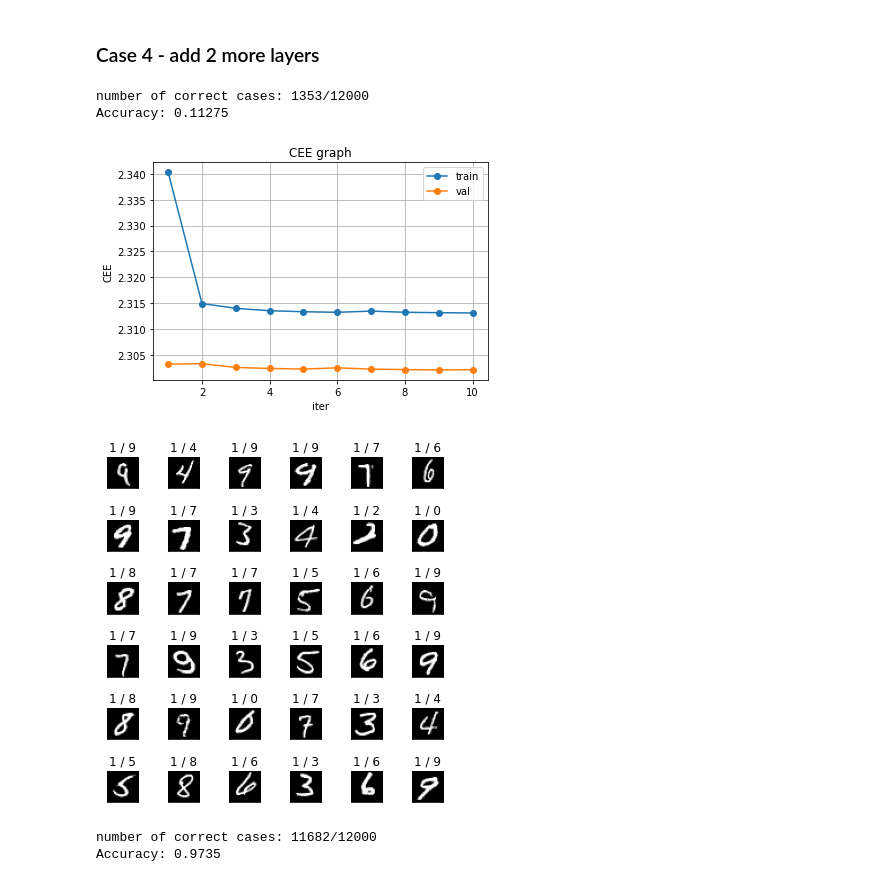
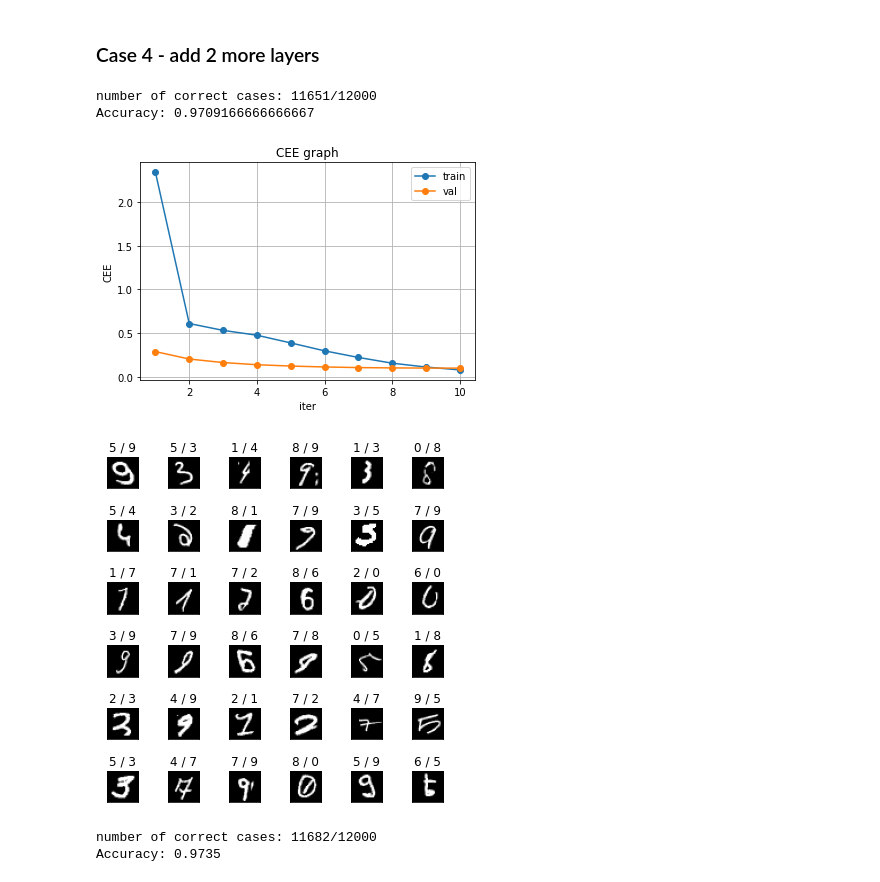
Before and after one commit to goriummaximum/diveintocode-ml, a Jupyter notebook: Sprints/sprint10-DNN/dnn.ipynb, the cells around one changed output. Drawn from its saved outputs; the diff is of its cells as text; code cells hidden in the pictures.

```diff
--- a/Sprints/sprint10-DNN/dnn.ipynb
+++ b/Sprints/sprint10-DNN/dnn.ipynb
@@ -551,24 +551,24 @@ Accuracy: 0.9756666666666667
 # %%
 dnn_4 = ScratchDeepNeuralNetrowkClassifier(
                 hidden_layers=[400,200,200,400],
                 hidden_activations=['tanh', 'relu', 'relu', 'sigmoid'],
                 hidden_initializers=['xavier', 'he', 'he', 'xavier'],
                 sigma=0.01,
-                optimizer='adagrad',
+                optimizer='sgd',
                 layer_type=None,
                 batch_size=batch_size,
                 epochs=epochs,
                 lr=0.05,
                 seed=69,
                 verbose=False
 )
 
 handler(dnn_4, X_train, y_train, X_val, y_val, epochs)
 # %% [output]
-number of correct cases: 1353/12000
-Accuracy: 0.11275
+number of correct cases: 11651/12000
+Accuracy: 0.9709166666666667
-[figure, old version]
+[figure, new version]
-[figure, old version]
+[figure, new version]
 # %%
 dnn_4 = ScratchDeepNeuralNetrowkClassifier(
                 hidden_layers=[400,200,200,400],
```
